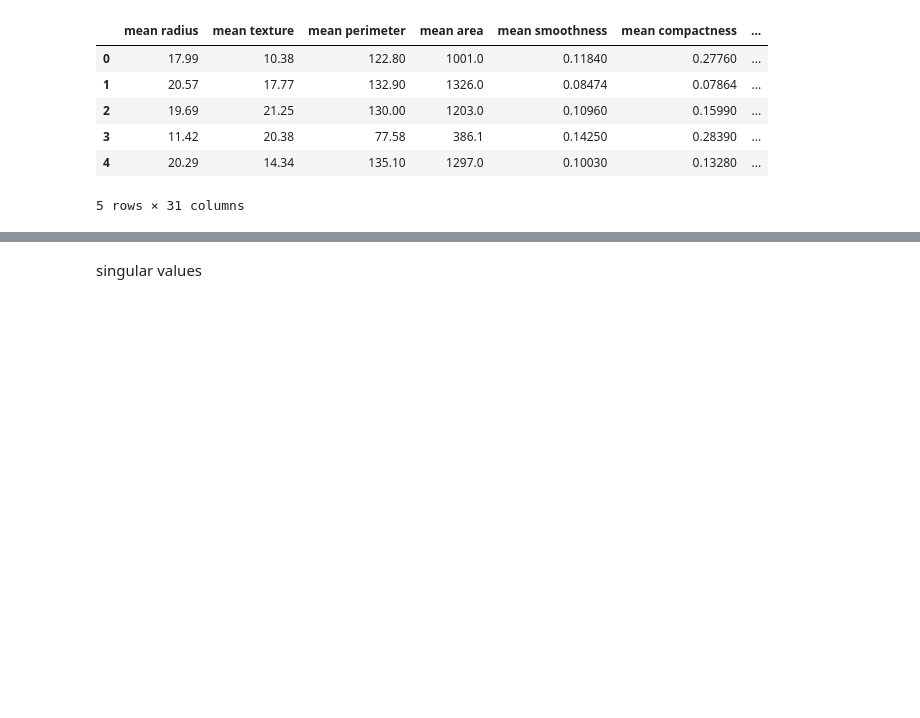
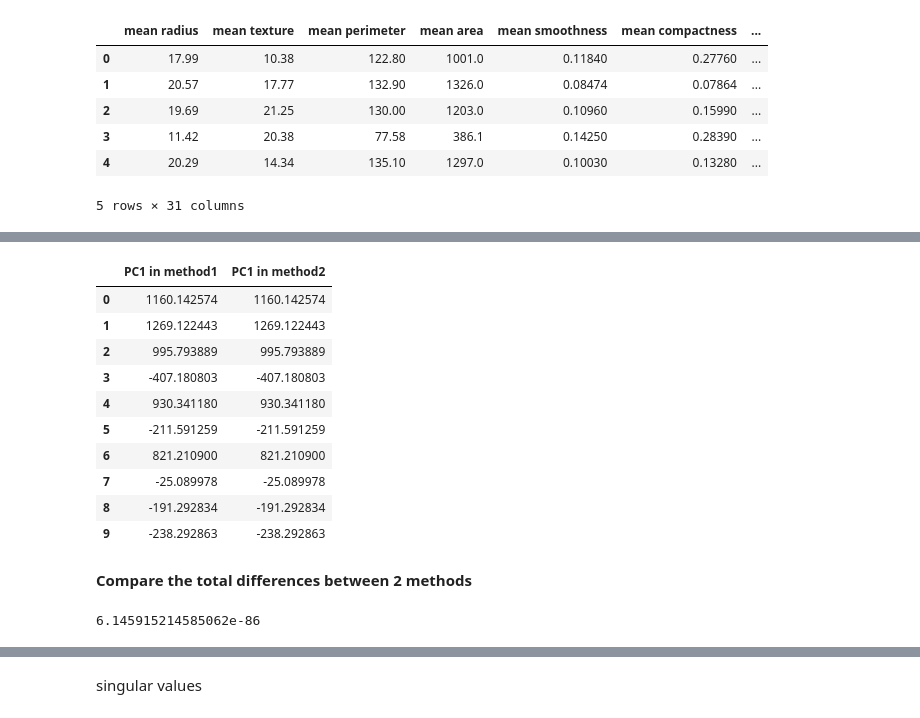
Before and after one commit to NhanDoV/Lectures_notes-teaching-in-VN-, a Jupyter notebook: Statistics/Machine Learning/PCA.ipynb, the cells around one changed output, grey strips where cells are left out. Cells and saved outputs as stored; diff of their text form; code cells hidden in the pictures; blank space fills up the shorter version.

```diff
--- a/Statistics/Machine Learning/PCA.ipynb
+++ b/Statistics/Machine Learning/PCA.ipynb
@@ -145,5 +145,6 @@ Using the sklearn library to import the PCA module, and in the PCA method, you w
 # %%
 from sklearn.decomposition import PCA
-pca = PCA(n_components = 2)
+pca = PCA()
 pca.fit(X)
+pca.n_components_
 # %% [output]
@@ -151,0 +240,23 @@ PCA(copy=True, iterated_power='auto', n_components=2, random_state=None,
+# %%
+PC1_use_dot = np.dot(pca.components_[0], (X - X.mean(axis=0)).T)
+PC1_use_skl = pca.transform(X)[:, 0]
+compare_PC1 = pd.DataFrame({"PC1 in method1": PC1_use_dot, "PC1 in method2":PC1_use_skl})
+compare_PC1.head(10)
+# %% [output]
+|  | PC1 in method1 | PC1 in method2 |
+| 0 | 1160.142574 | 1160.142574 |
+| 1 | 1269.122443 | 1269.122443 |
+| 2 | 995.793889 | 995.793889 |
+| 3 | -407.180803 | -407.180803 |
+| 4 | 930.341180 | 930.341180 |
+| 5 | -211.591259 | -211.591259 |
+| 6 | 821.210900 | 821.210900 |
+| 7 | -25.089978 | -25.089978 |
+| 8 | -191.292834 | -191.292834 |
+| 9 | -238.292863 | -238.292863 |
+# %% [markdown]
+**Compare the total differences between 2 methods**
+# %%
+np.mean((np.array(PC1_use_dot) - np.array(PC1_use_skl))**2)
+# %% [output]
+6.145915214585062e-86
```
Also changed, not shown: parts of 38 cells of this notebook.
